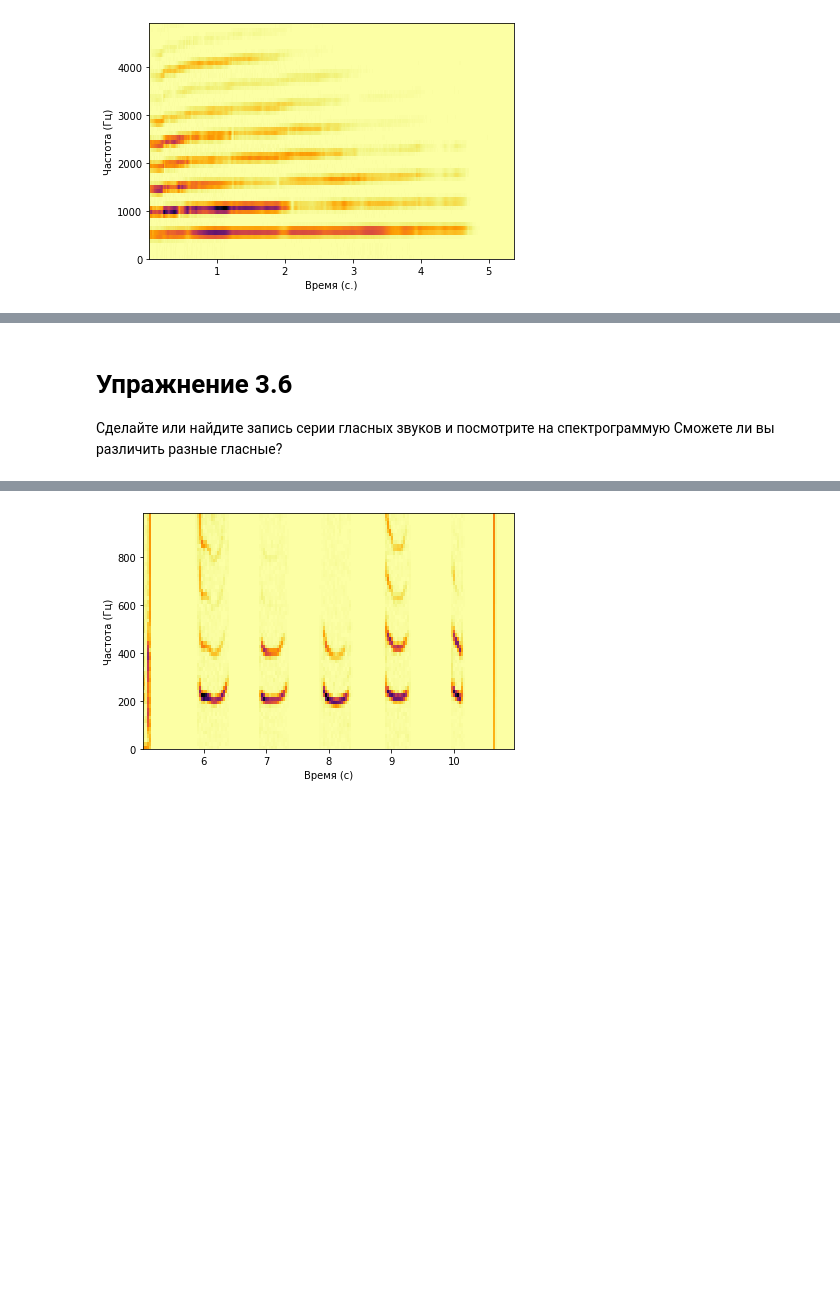
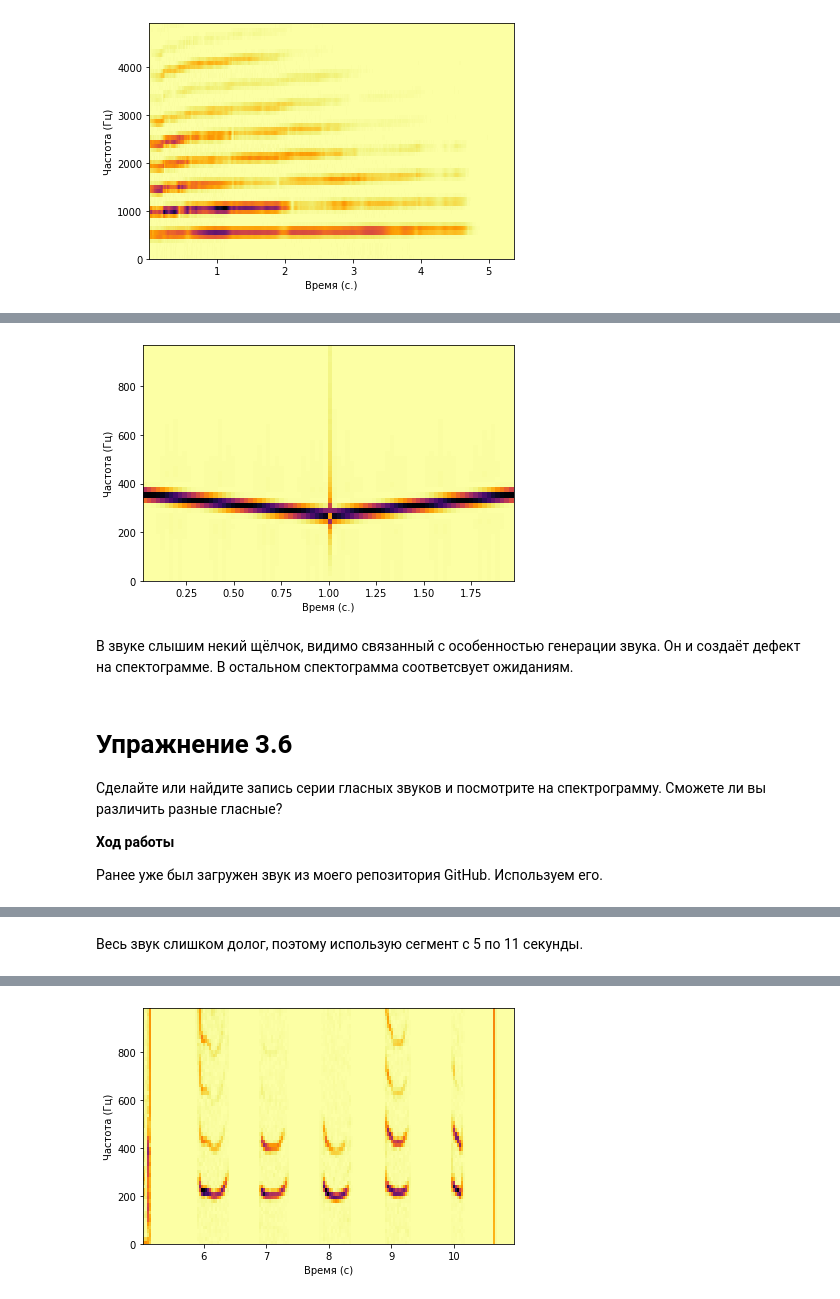
Before and after one commit to DenZhid/TelecommunicationSystemsLabs, a Jupyter notebook: Lab3/Lab3.ipynb, the cells around one changed output, grey strips where cells are left out. Drawn from its saved outputs; the diff is of its cells as text; code cells hidden in the pictures; blank space fills up the shorter version.

```diff
--- a/Lab3/Lab3.ipynb
+++ b/Lab3/Lab3.ipynb
@@ -155,0 +162,13 @@ F3 - 349 Гц.
+# %%
+class TromboneGliss(Chirp):
+
+  def evaluate(self, ts):
+    freqs = np.linspace(self.start, self.end, len(ts))
+    dts = np.diff(ts, prepend=0)
+    dphis = (np.pi * 2) * freqs * dts
+    phases = np.cumsum(dphis)
+    ys = self.amp * np.cos(phases)
+    return ys
+# %%
+wave = TromboneGliss(349, 262).make_wave(duration=1) | TromboneGliss(262, 349).make_wave(duration=1)
+wave.make_audio()
@@ -156,12 +177,26 @@ F3 - 349 Гц.
+# %%
+spectrogram = wave.make_spectrogram(512)
+spectrogram.plot(1000)
+decorate(xlabel='Время (с.)', ylabel='Частота (Гц)')
+# %% [output]
+[figure, added]
+# %% [markdown]
+В звуке слышим некий щёлчок, видимо связанный с особенностью генерации звука. Он и создаёт дефект на спектограмме. В остальном спектограмма соответсвует ожиданиям.
 # %% [markdown]
 # **Упражнение 3.6**
 
-Сделайте или найдите запись серии гласных звуков и посмотрите на спектрограммую Сможете ли вы различить разные гласные?
+Сделайте или найдите запись серии гласных звуков и посмотрите на спектрограмму. Сможете ли вы различить разные гласные?
+
+**Ход работы**
+
+Ранее уже был загружен звук из моего репозитория GitHub. Используем его.
 # %%
 wave = read_wave('vowels.wav')
 wave.make_audio()
 # %% [output]
 [interactive output not drawn]
+# %% [markdown]
+Весь звук слишком долог, поэтому использую сегмент с 5 по 11 секунды.
 # %%
 segment = wave.segment(start=5, duration=6)
 segment.make_audio()
```
Also changed, not shown: parts of 5 cells of this notebook.
